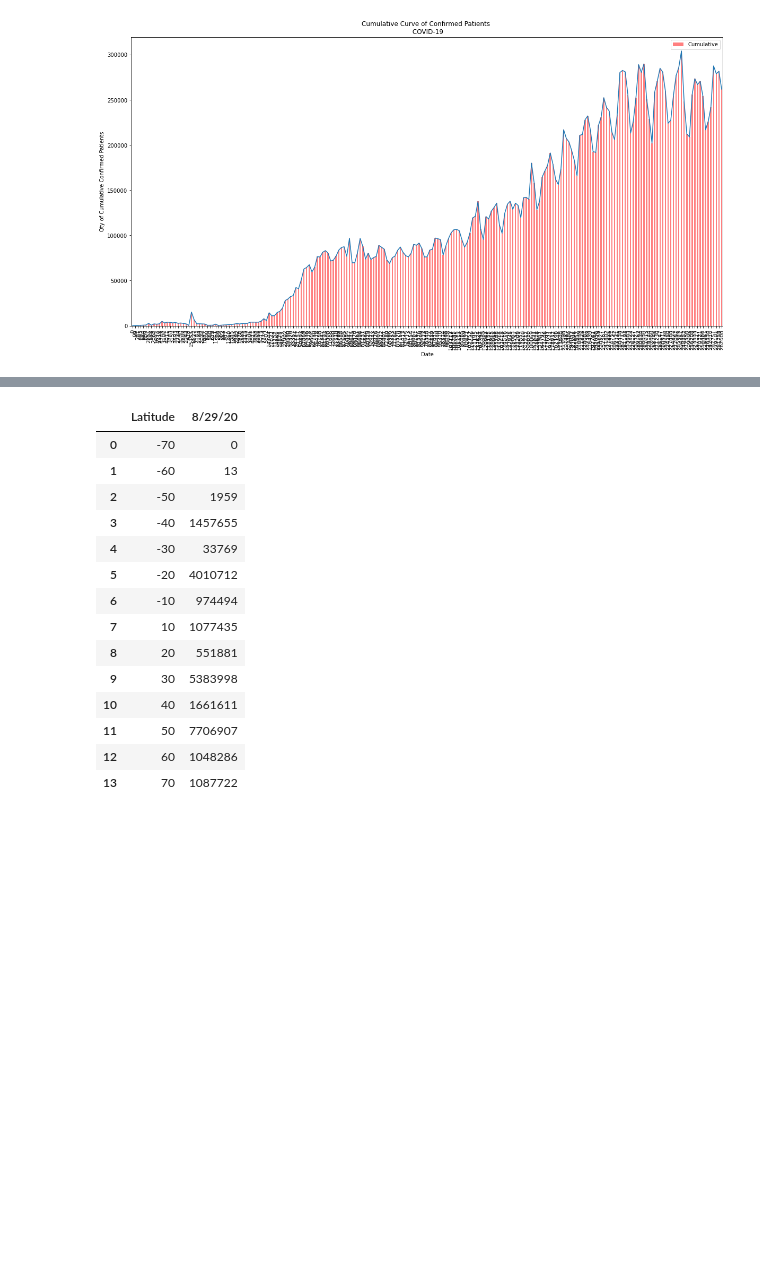
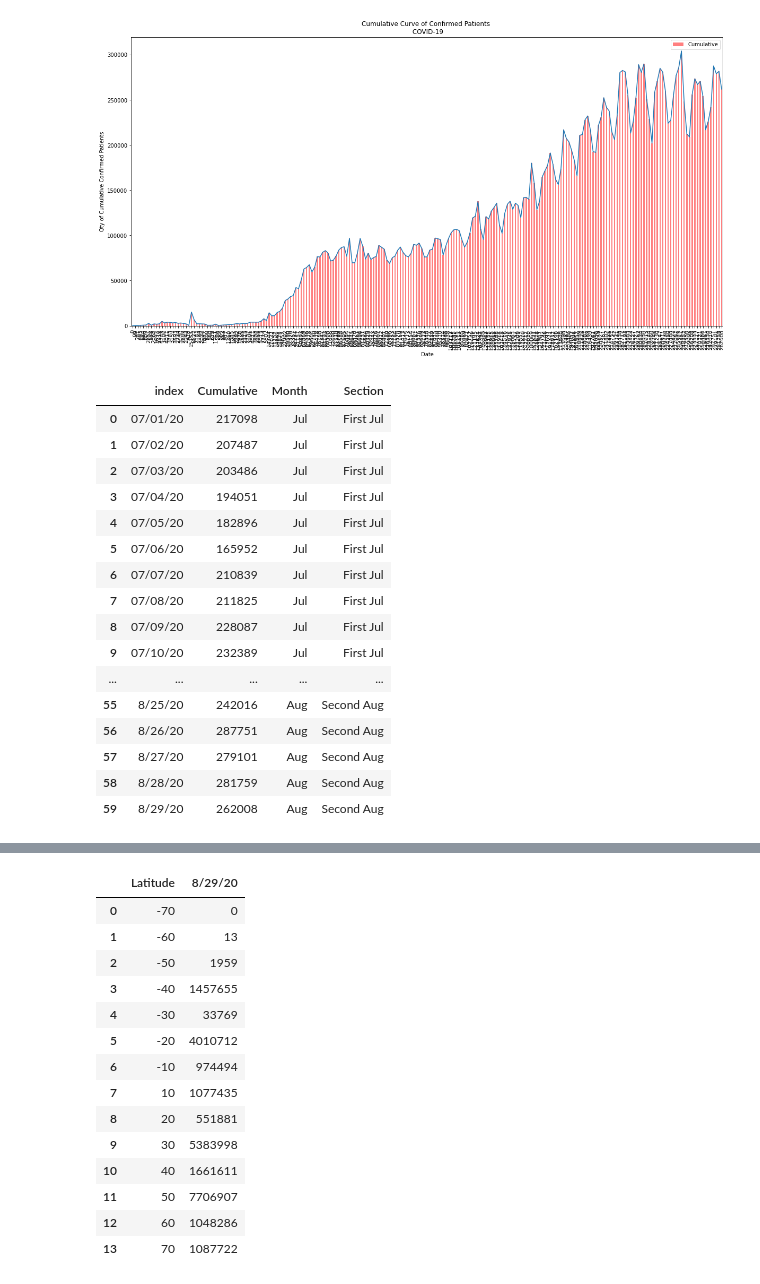
Before and after one commit to PamHvv14/Project1-Covid19, a Jupyter notebook: Project1_Covid19.ipynb, the cells around one changed output, grey strips where cells are left out. Drawn from its saved outputs; the diff is of its cells as text; code cells hidden in the pictures; blank space fills up the shorter version.

```diff
--- a/Project1_Covid19.ipynb
+++ b/Project1_Covid19.ipynb
@@ -146,3 +153,25 @@ plt.savefig("Images/world_cumulative_curve.png")
 plt.show()
 # %% [output]
 [figure]
+# %%
+jul_aug_df = world_data_df.loc[(world_data_df["Month"]== "Jul") | (world_data_df["Month"]== "Aug"), :]
+new_df = jul_aug_df.reset_index(drop= True)
+new_df
+# %% [output]
+|  | index | Cumulative | Month | Section |
+| 0 | 07/01/20 | 217098 | Jul | First Jul |
+| 1 | 07/02/20 | 207487 | Jul | First Jul |
+| 2 | 07/03/20 | 203486 | Jul | First Jul |
+| 3 | 07/04/20 | 194051 | Jul | First Jul |
+| 4 | 07/05/20 | 182896 | Jul | First Jul |
+| 5 | 07/06/20 | 165952 | Jul | First Jul |
+| 6 | 07/07/20 | 210839 | Jul | First Jul |
+| 7 | 07/08/20 | 211825 | Jul | First Jul |
+| 8 | 07/09/20 | 228087 | Jul | First Jul |
+| 9 | 07/10/20 | 232389 | Jul | First Jul |
+| ... | ... | ... | ... | ... |
+| 55 | 8/25/20 | 242016 | Aug | Second Aug |
+| 56 | 8/26/20 | 287751 | Aug | Second Aug |
+| 57 | 8/27/20 | 279101 | Aug | Second Aug |
+| 58 | 8/28/20 | 281759 | Aug | Second Aug |
+| 59 | 8/29/20 | 262008 | Aug | Second Aug |
```
Also changed, not shown: parts of 5 cells of this notebook, 1 other file.
